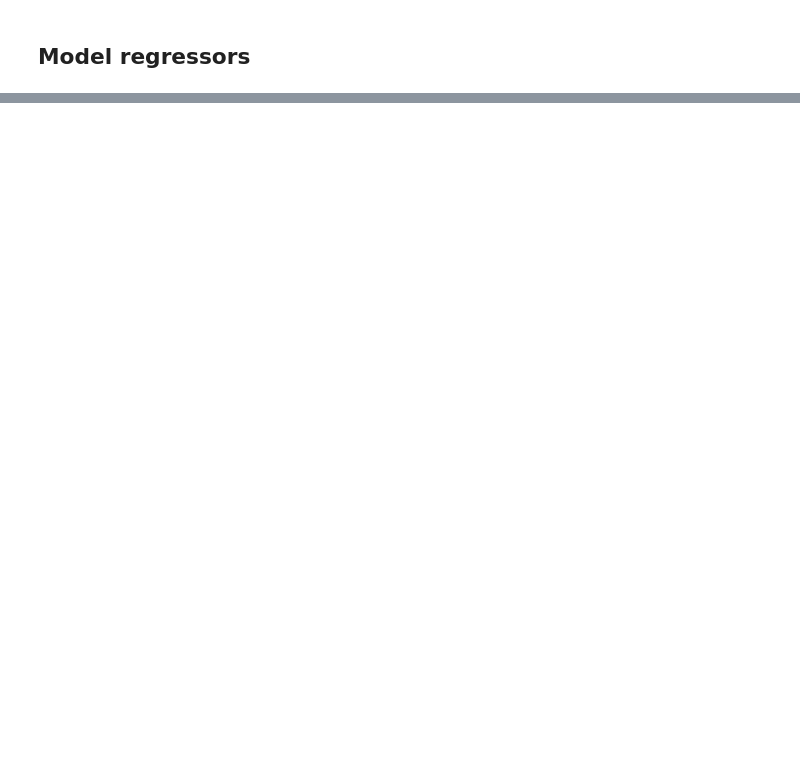
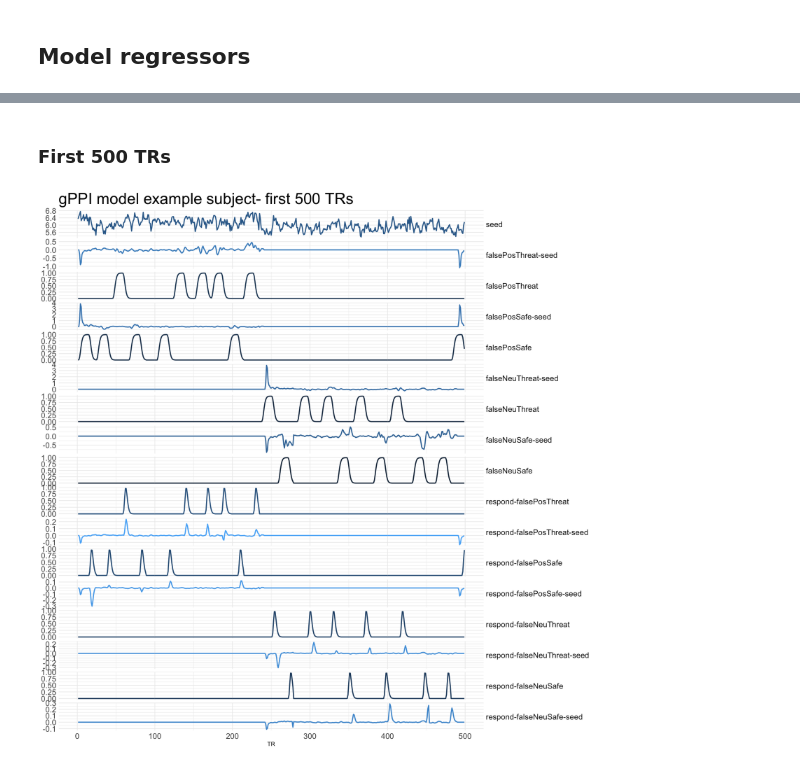
Before and after one commit to kmorrow0712/first-year-project, a Jupyter notebook: _build/jupyter_execute/visualizeModel_basic.ipynb, the cells around one changed output, grey strips where cells are left out. Drawn from its saved outputs; the diff is of its cells as text; code cells hidden in the pictures; blank space fills up the shorter version.

```diff
--- a/_build/jupyter_execute/visualizeModel_basic.ipynb
+++ b/_build/jupyter_execute/visualizeModel_basic.ipynb
@@ -74,0 +131,22 @@ df.model$key <- factor(df.model$key, levels = c("seed",
+# %% [markdown]
+### First 500 TRs
+# %%
+options(repr.plot.width = 15, repr.plot.height = 15)
+plot <- df.model %>% filter(TR < 500) %>%
+ggplot(aes(x = TR, y = value)) +
+geom_line(aes(color = index), size = 1) +
+facet_grid(rows = vars(key), scales = "free") +
+  theme_minimal() +
+  labs(y = NULL, title = "Regressors - first 500 TRs") +
+  theme(
+        plot.title = element_text(size = 30),
+        legend.position = 'none',
+        strip.text.y = element_text(angle = 0, hjust = 0, size = 15),
+        axis.text = element_text(size = 15))
+plot + ggtitle(sprintf(
+    "gPPI model example subject- first 500 TRs ",
+    getOption("repr.plot.width"),
+    getOption("repr.plot.height")
+))
+# %% [output]
+[figure, added]
```
Also changed, not shown: parts of 10 cells of this notebook, 22 other files.
